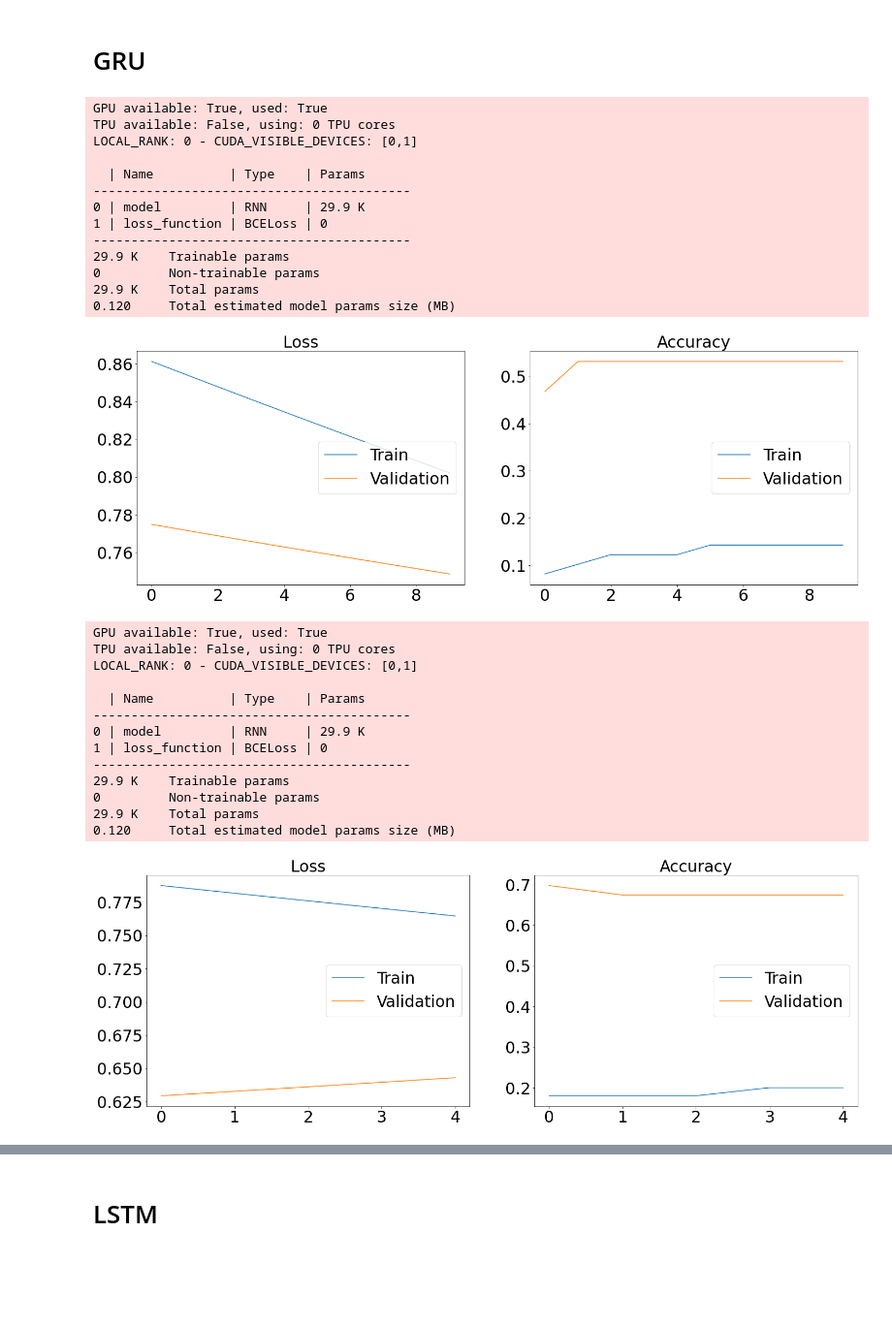
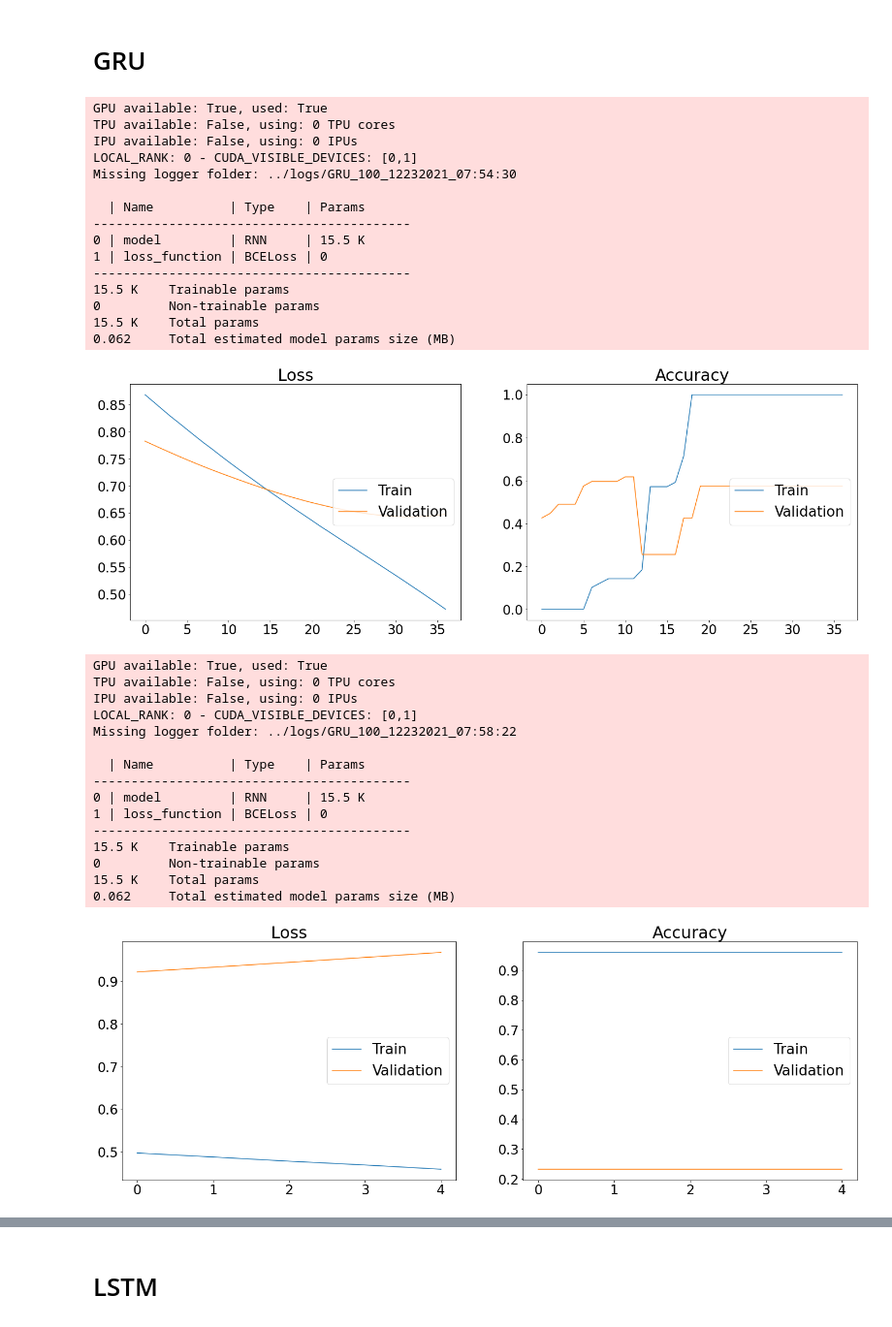
Before and after one commit to E-Kovtun/transformers_for_financial_data, a Jupyter notebook: experiments/BASELINE_lightning.ipynb, the cells around one changed output, grey strips where cells are left out. Shown at 97% size. Cells and saved outputs as stored; diff of their text form; code cells hidden in the pictures; blank space fills up the shorter version.

```diff
--- a/experiments/BASELINE_lightning.ipynb
+++ b/experiments/BASELINE_lightning.ipynb
@@ -82,7 +84,7 @@ df_week.shape
 # %% [output]
 (598, 10)
 # %%
-features = ['transactions', 'amounts', 'tr_datetime', 'tr_type', 'term_id', 'mcc_description', 'tr_description']
+features = ['transactions', 'amounts', 'tr_datetime', 'tr_type', 'term_id', 'mcc_description'] #, 'tr_description']
 desc_cols = ['mcc_description', 'tr_description']
 
 INPUT_SIZE = len(list(set(features) - set(desc_cols)))
@@ -91,7 +93,7 @@ if 'mcc_description' in features:
 if 'tr_description' in features:
     INPUT_SIZE += len(df['tr_description'].iloc[0])
 
-EPOCHS = 10
+EPOCHS = 100
 N_SPLITS = 5
 # %%
 INPUT_SIZE
@@ -107,36 +109,40 @@ base_model = utils.RNN(
     base_type="GRU"
 )
 # %%
-metrics_gru = utils.cross_validation(df_week, "GRU", base_model, features, n_splits=N_SPLITS, epochs=EPOCHS, gpus=[0])
+metrics_gru = utils.cross_validation(df_week, "GRU", base_model, features, n_splits=N_SPLITS, epochs=EPOCHS, gpus=[1])
 metrics_gru
 # %% [output]
 GPU available: True, used: True
 TPU available: False, using: 0 TPU cores
+IPU available: False, using: 0 IPUs
 LOCAL_RANK: 0 - CUDA_VISIBLE_DEVICES: [0,1]
+Missing logger folder: ../logs/GRU_100_12232021_07:54:30
 
   | Name          | Type    | Params
 ------------------------------------------
-0 | model         | RNN     | 29.9 K
+0 | model         | RNN     | 15.5 K
 1 | loss_function | BCELoss | 0
 ------------------------------------------
-29.9 K    Trainable params
+15.5 K    Trainable params
 0         Non-trainable params
-29.9 K    Total params
-0.120     Total estimated model params size (MB)
+15.5 K    Total params
+0.062     Total estimated model params size (MB)
-[figure, old version]
+[figure, new version]
 GPU available: True, used: True
 TPU available: False, using: 0 TPU cores
+IPU available: False, using: 0 IPUs
 LOCAL_RANK: 0 - CUDA_VISIBLE_DEVICES: [0,1]
+Missing logger folder: ../logs/GRU_100_12232021_07:58:22
 
   | Name          | Type    | Params
 ------------------------------------------
-0 | model         | RNN     | 29.9 K
+0 | model         | RNN     | 15.5 K
 1 | loss_function | BCELoss | 0
 ------------------------------------------
-29.9 K    Trainable params
+15.5 K    Trainable params
 0         Non-trainable params
-29.9 K    Total params
-0.120     Total estimated model params size (MB)
+15.5 K    Total params
+0.062     Total estimated model params size (MB)
-[figure, old version]
+[figure, new version]
 GPU available: True, used: True
 TPU available: False, using: 0 TPU cores
```
Also changed, not shown: parts of 9 cells of this notebook, 3 other files.
